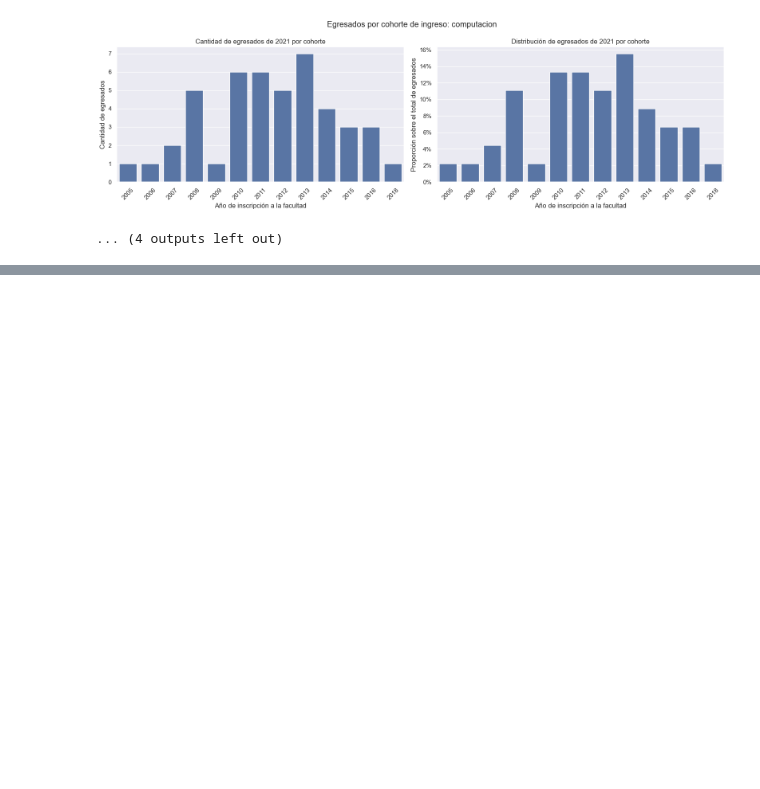
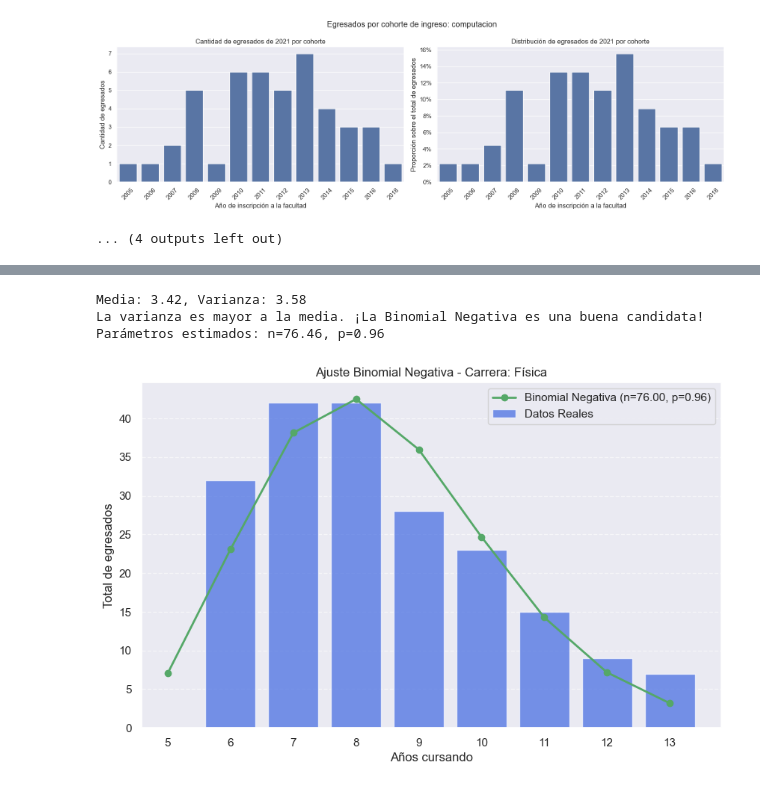
Before and after one commit to solcalloni/modelos-para-prediccion-de-abandono, a Jupyter notebook: packages/exploratory-data-analysis/FCEN_2005_2025/03-analisis_por_carrera_compu.ipynb, the cells around one changed output, grey strips where cells are left out. Drawn from its saved outputs; the diff is of its cells as text; code cells hidden in the pictures; blank space fills up the shorter version.

```diff
--- a/packages/exploratory-data-analysis/FCEN_2005_2025/03-analisis_por_carrera_compu.ipynb
+++ b/packages/exploratory-data-analysis/FCEN_2005_2025/03-analisis_por_carrera_compu.ipynb
@@ -149,0 +221,66 @@ anio_egreso      2014  2015  2016  2017  2018  2019
+# %%
+import numpy as np
+from scipy.stats import nbinom
+
+total_por_tiempo_95 = total_por_tiempo[
+    (total_por_tiempo['tiempo_cursando'] >= limite_inferior) &
+    (total_por_tiempo['tiempo_cursando'] <= limite_superior)
+]
+
+# 1. Expandir datos para cálculos estadísticos
+datos_completos = np.repeat(total_por_tiempo_95["tiempo_cursando"], total_por_tiempo_95["total_egreso"])
+
+# 2. Desplazar datos (Restamos el mínimo o la duración nominal, ej. 5)
+shift = 5
+datos_desplazados = datos_completos - shift
+# Nota: Si algún dato queda negativo (como el año 3),
+# se suele truncar a 0 o elegir un shift más pequeño.
+datos_desplazados = np.maximum(datos_desplazados, 0)
+
+mu = np.mean(datos_desplazados)
+var = np.var(datos_desplazados)
+
+print(f"Media: {mu:.2f}, Varianza: {var:.2f}")
+
+if var > mu:
+    # 3. Estimar parámetros n y p para la Binomial Negativa
+    print("La varianza es mayor a la media. ¡La Binomial Negativa es una buena candidata!")
+    p = mu / var
+    n = (mu**2) / (var - mu)
+    print(f"Parámetros estimados: n={n:.2f}, p={p:.2f}")
+else:
+    print("Incluso desplazando, la varianza es menor. Considera una Binomial común.")
+# %% [output]
+Media: 3.42, Varianza: 3.58
+La varianza es mayor a la media. ¡La Binomial Negativa es una buena candidata!
+Parámetros estimados: n=76.46, p=0.96
+# %%
+from scipy.stats import binom
+import matplotlib.pyplot as plt
+p_est = mu / var
+n_est = int(round((mu**2) / (var - mu)))
+
+# Eje X para la curva (desde el desplazamiento hacia adelante)
+x_teorico = np.arange(0, total_por_tiempo_95['tiempo_cursando'].max() - shift + 1)
+y_teorico = nbinom.pmf(x_teorico, n_est, p_est) * total_por_tiempo_95['total_egreso'].sum()
+
+# 4. Graficamos
+plt.figure(figsize=(10, 6))
+
+# Barras reales
+plt.bar(total_por_tiempo_95['tiempo_cursando'], total_por_tiempo_95['total_egreso'], color='royalblue', alpha=0.7, label='Datos Reales')
+
+# Curva Binomial Negativa
+# Nota: sumamos shift para devolver la curva a su posición original en el eje X
+plt.plot(x_teorico + shift, y_teorico, 'go-', lw=2,
+            label=f'Binomial Negativa (n={n_est:.2f}, p={p_est:.2f})')
+
+plt.title('Ajuste Binomial Negativa - Carrera: Física')
+plt.xlabel('Años cursando')
+plt.ylabel('Total de egresados')
+plt.xticks(np.arange(int(round(limite_inferior)), int(round(limite_superior)) + 1, 1))
+plt.legend()
+plt.grid(axis='y', linestyle='--', alpha=0.6)
+plt.show()
+# %% [output]
+[figure, added]
```
Also changed, not shown: parts of 11 cells of this notebook, 4 other files.
